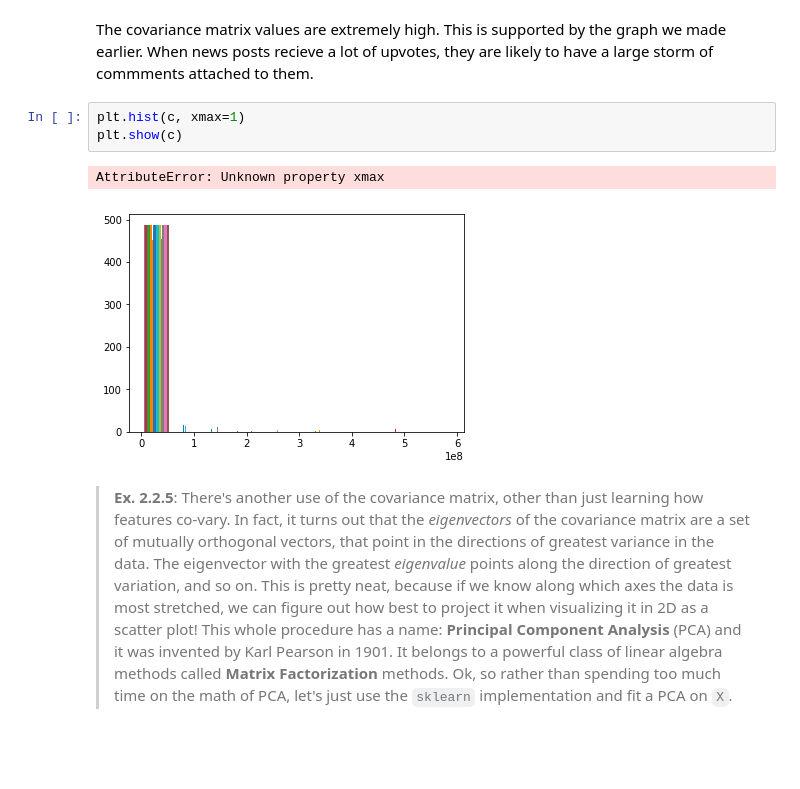
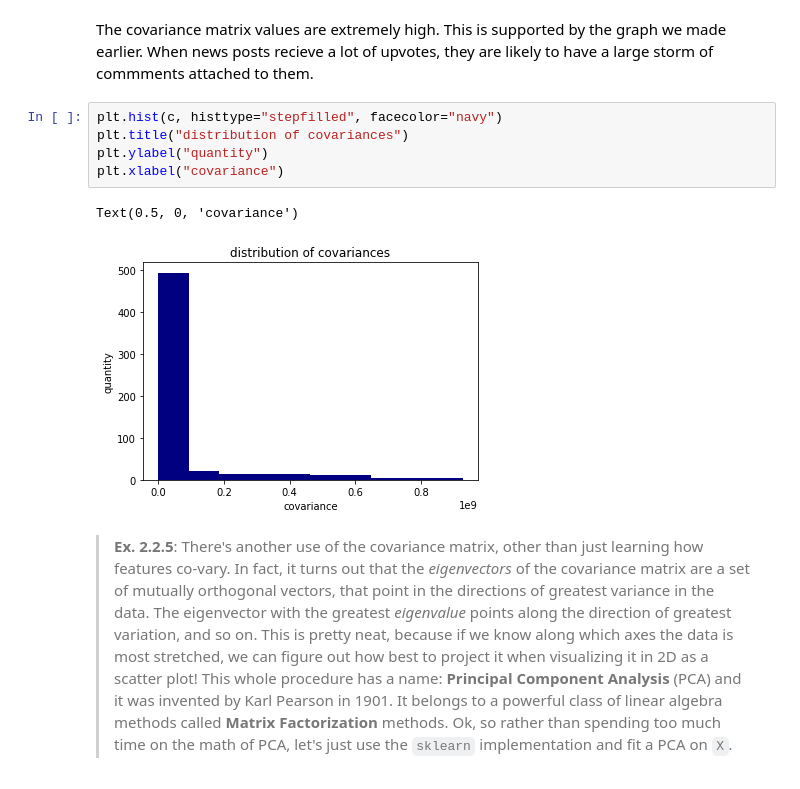
Before and after one commit to nateshirley/caobd_nate, a Jupyter notebook: my-ass/assignment1.ipynb, the cells around one changed output. Drawn from its saved outputs; the diff is of its cells as text; blank space fills up the shorter version.

```diff
--- a/my-ass/assignment1.ipynb
+++ b/my-ass/assignment1.ipynb
@@ -221,11 +220,13 @@ hey
 # %% [markdown]
 The covariance matrix values are extremely high. This is supported by the graph we made earlier. When news posts recieve a lot of upvotes, they are likely to have a large storm of commments attached to them.
-# %%
-plt.hist(c, xmax=1)
-plt.show(c)
-# %% [output]
-AttributeError: Unknown property xmax
-[figure, removed]
+# %%
+plt.hist(c, histtype="stepfilled", facecolor="navy")
+plt.title("distribution of covariances")
+plt.ylabel("quantity")
+plt.xlabel("covariance")
+# %% [output]
+Text(0.5, 0, 'covariance')
+[figure, added]
 # %% [markdown]
 >**Ex. 2.2.5**: There's another use of the covariance matrix, other than just learning how features co-vary. In fact, it turns out that the *eigenvectors* of the covariance matrix are a set of mutually orthogonal vectors, that point in the directions of greatest variance in the data. The eigenvector with the greatest *eigenvalue* points along the direction of greatest variation, and so on. This is pretty neat, because if we know along which axes the data is most stretched, we can figure out how best to project it when visualizing it in 2D as a scatter plot! This whole procedure has a name: **Principal Component Analysis** (PCA) and it was invented by Karl Pearson in 1901. It belongs to a powerful class of linear algebra methods called **Matrix Factorization** methods. Ok, so rather than spending too much time on the math of PCA, let's just use the `sklearn` implementation and fit a PCA on `X`.
 # %%
```
Also changed, not shown: parts of 12 cells of this notebook, 2 other files.
